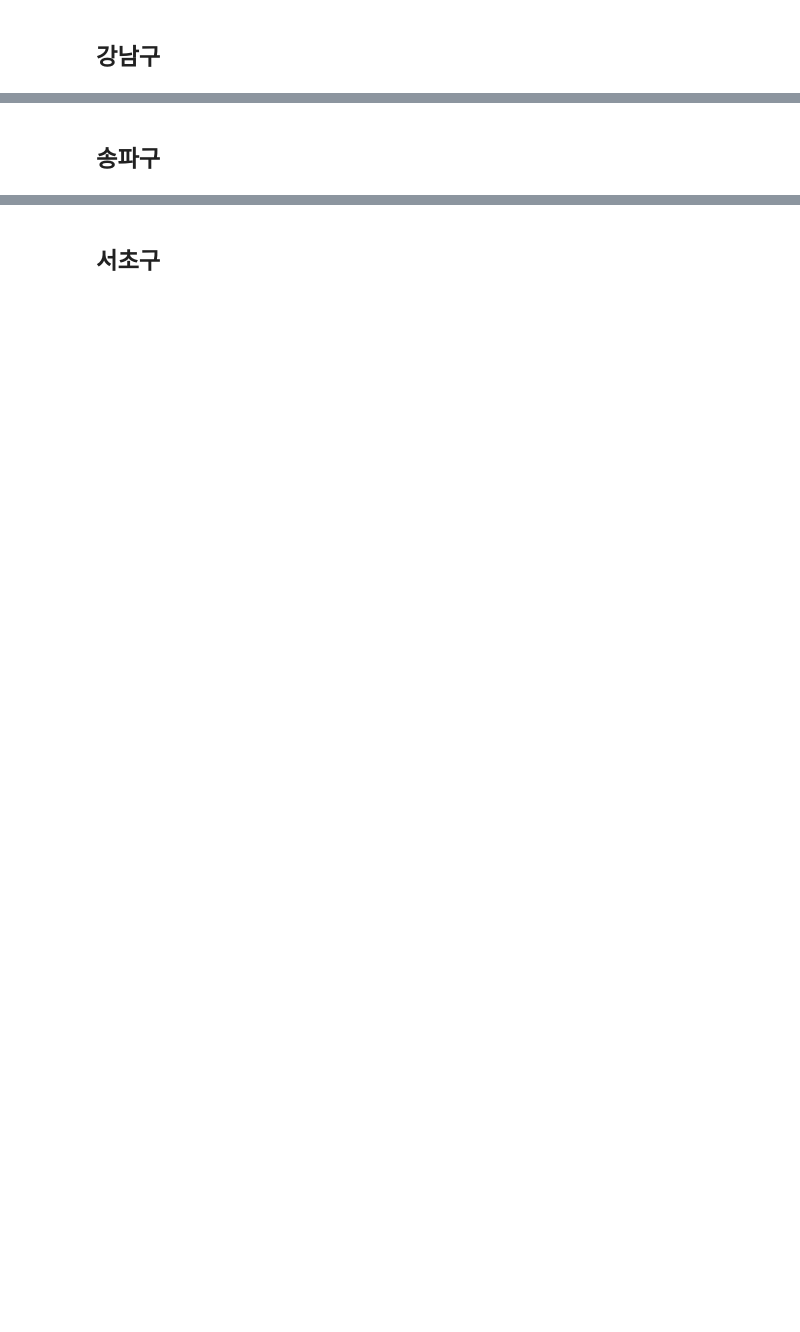
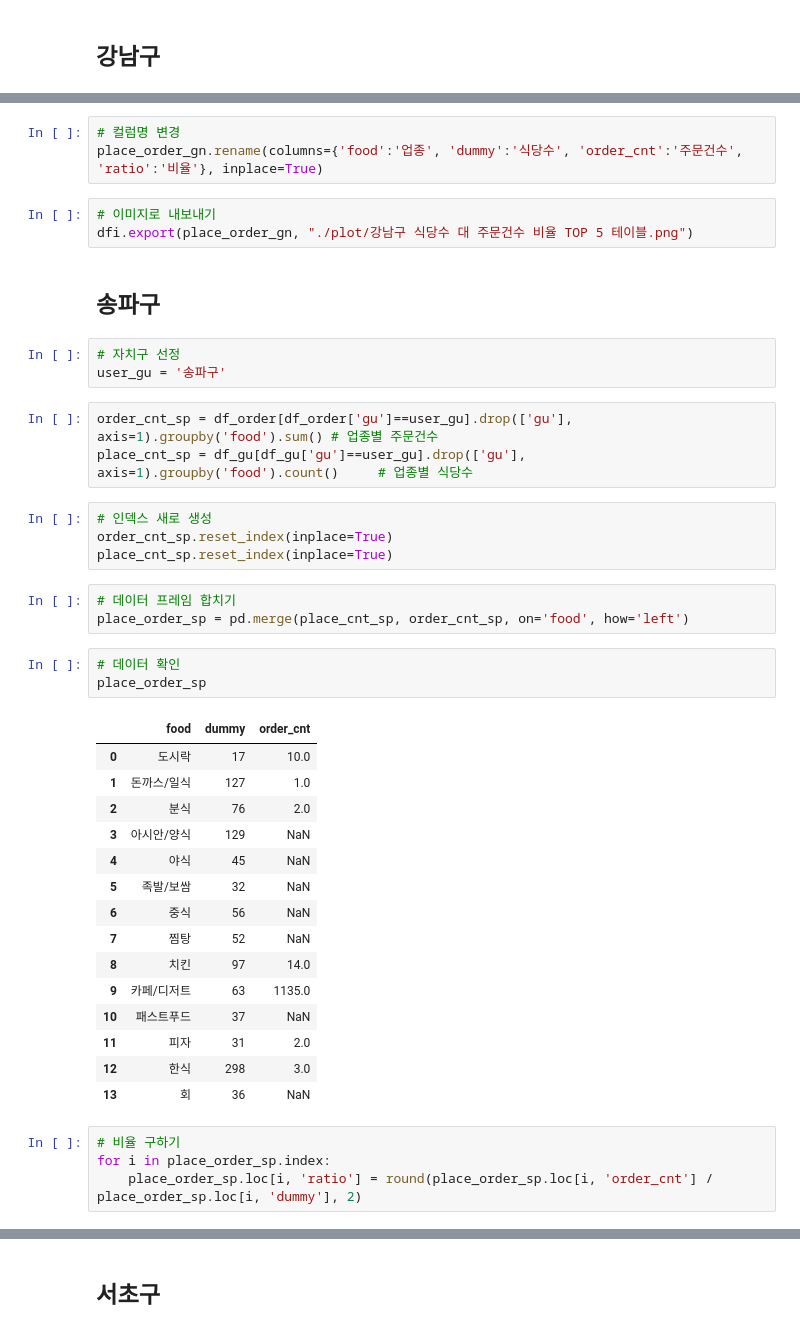
Before and after one commit to sangchun1/sales_project, a Jupyter notebook: data_analysis/seoul_delievery_analysis.ipynb, the cells around one changed output, grey strips where cells are left out. Cells and saved outputs as stored; diff of their text form; blank space fills up the shorter version.

```diff
--- a/data_analysis/seoul_delievery_analysis.ipynb
+++ b/data_analysis/seoul_delievery_analysis.ipynb
@@ -1424,2 +1446,44 @@ dfi.export(df_food_r_c_low, "./plot/치킨 평점 낮게 준 구 TOP 5 테이블
+# %%
+# 컬럼명 변경
+place_order_gn.rename(columns={'food':'업종', 'dummy':'식당수', 'order_cnt':'주문건수', 'ratio':'비율'}, inplace=True)
+# %%
+# 이미지로 내보내기
+dfi.export(place_order_gn, "./plot/강남구 식당수 대 주문건수 비율 TOP 5 테이블.png")
 # %% [markdown]
 ## 송파구
+# %%
+# 자치구 선정
+user_gu = '송파구'
+# %%
+order_cnt_sp = df_order[df_order['gu']==user_gu].drop(['gu'], axis=1).groupby('food').sum() # 업종별 주문건수
+place_cnt_sp = df_gu[df_gu['gu']==user_gu].drop(['gu'], axis=1).groupby('food').count()     # 업종별 식당수
+# %%
+# 인덱스 새로 생성
+order_cnt_sp.reset_index(inplace=True)
+place_cnt_sp.reset_index(inplace=True)
+# %%
+# 데이터 프레임 합치기
+place_order_sp = pd.merge(place_cnt_sp, order_cnt_sp, on='food', how='left')
+# %%
+# 데이터 확인
+place_order_sp
+# %% [output]
+|  | food | dummy | order_cnt |
+| 0 | 도시락 | 17 | 10.0 |
+| 1 | 돈까스/일식 | 127 | 1.0 |
+| 2 | 분식 | 76 | 2.0 |
+| 3 | 아시안/양식 | 129 | NaN |
+| 4 | 야식 | 45 | NaN |
+| 5 | 족발/보쌈 | 32 | NaN |
+| 6 | 중식 | 56 | NaN |
+| 7 | 찜탕 | 52 | NaN |
+| 8 | 치킨 | 97 | 14.0 |
+| 9 | 카페/디저트 | 63 | 1135.0 |
+| 10 | 패스트푸드 | 37 | NaN |
+| 11 | 피자 | 31 | 2.0 |
+| 12 | 한식 | 298 | 3.0 |
+| 13 | 회 | 36 | NaN |
+# %%
+# 비율 구하기
+for i in place_order_sp.index:
+    place_order_sp.loc[i, 'ratio'] = round(place_order_sp.loc[i, 'order_cnt'] / place_order_sp.loc[i, 'dummy'], 2)
```
Also changed, not shown: parts of 62 cells of this notebook, 7 other files.
